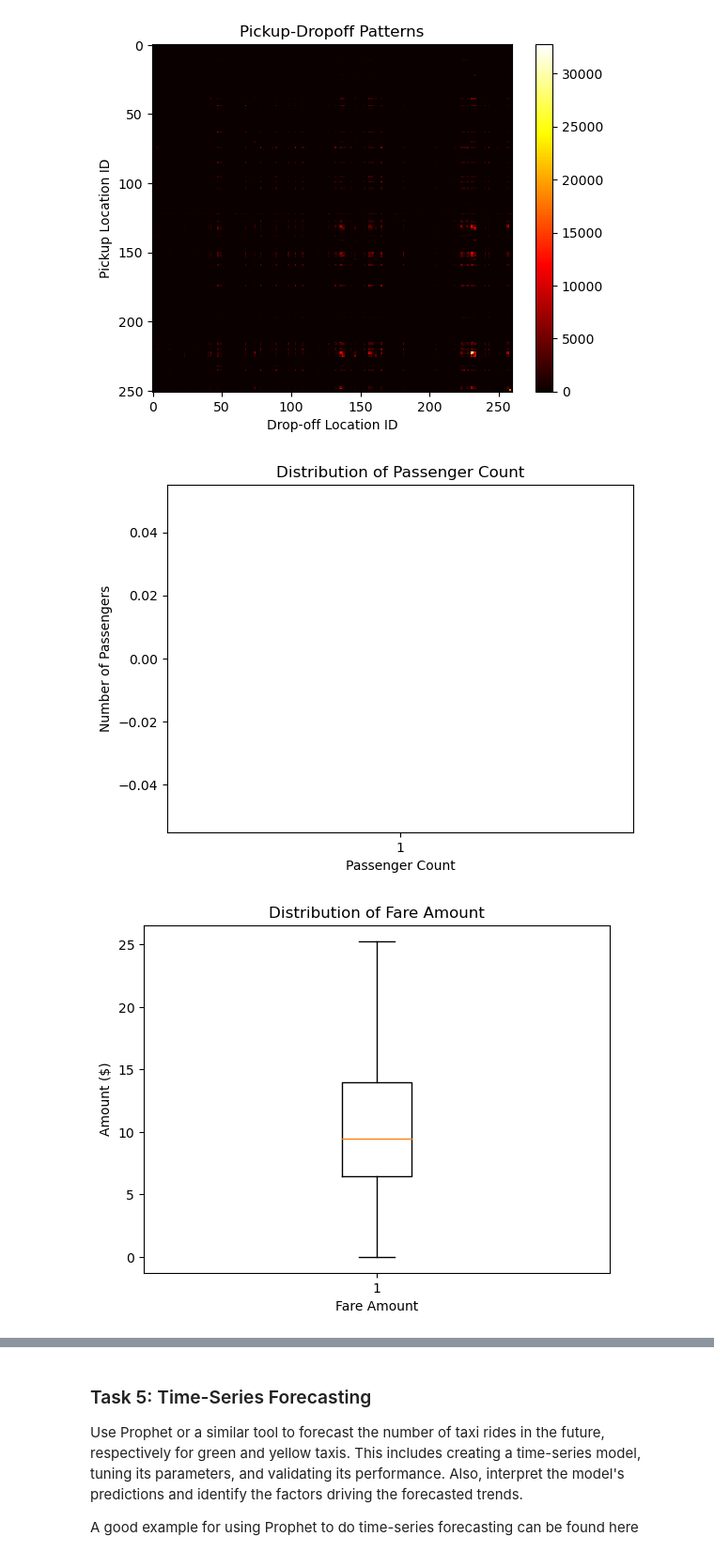
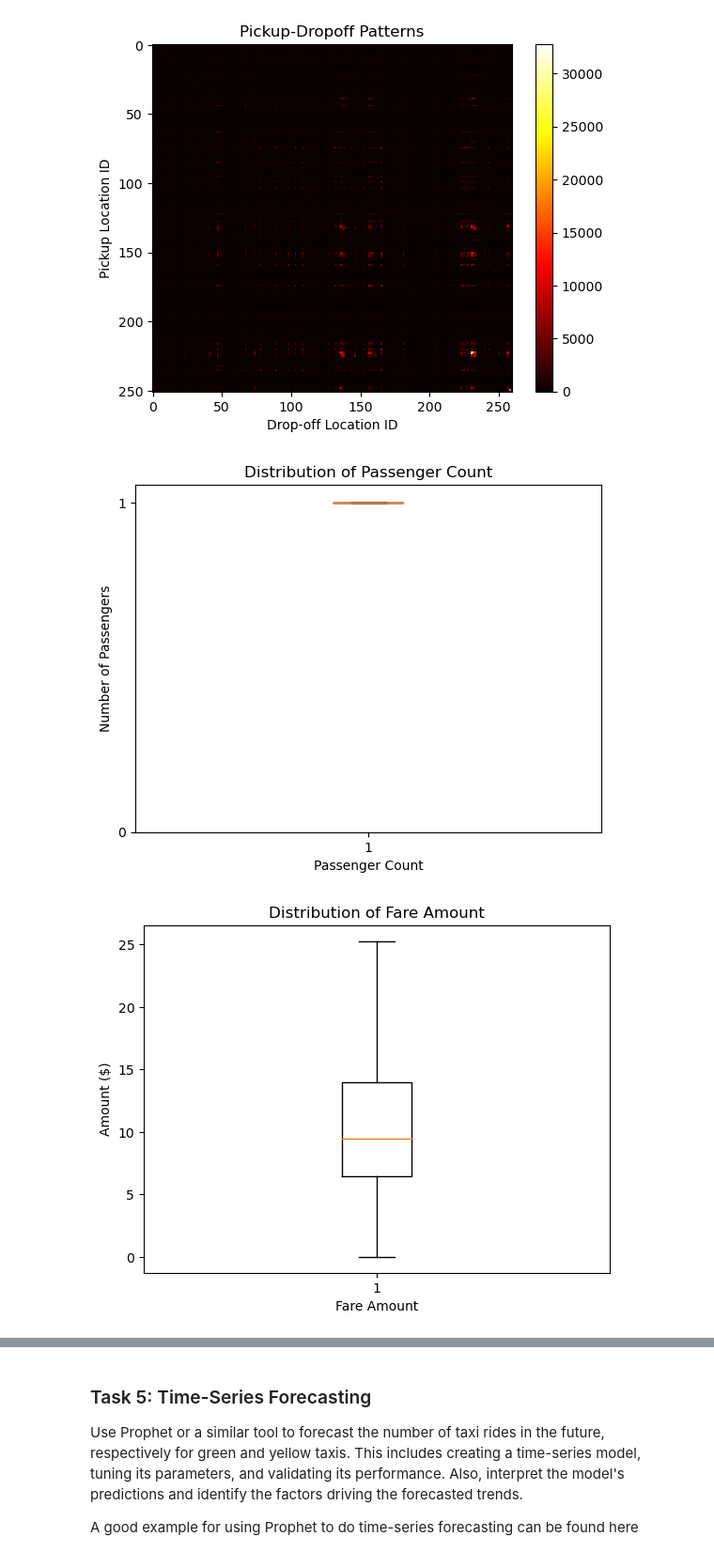
Before and after one commit to fred248h/62444-DVA, a Jupyter notebook: 4_temporal_spatial_data_analysis.ipynb, the cells around one changed output, grey strips where cells are left out. Shown at 94% size. Cells and saved outputs as stored; diff of their text form; code cells hidden in the pictures.

```diff
--- a/4_temporal_spatial_data_analysis.ipynb
+++ b/4_temporal_spatial_data_analysis.ipynb
@@ -442,39 +442,48 @@ plt.show()
 
 import matplotlib.pyplot as plt
 
-plt.boxplot(df_yellow['passenger_count'], sym='')
+filtered_df = df_yellow[(df_yellow['passenger_count'] <= 1) & (df_yellow['passenger_count'] <= 10)]
+plt.boxplot(filtered_df['passenger_count'], sym='')
+plt.yticks(range(int(filtered_df['passenger_count'].min()), int(filtered_df['passenger_count'].max())+1))
 plt.xlabel('Passenger Count')
 plt.ylabel('Number of Passengers')
 plt.title('Distribution of Passenger Count')
 plt.show()
 
 plt.boxplot(df_yellow['fare_amount'], sym='')
 plt.xlabel('Fare Amount')
 plt.ylabel('Amount ($)')
 plt.title('Distribution of Fare Amount')
 plt.show()
 
 plt.boxplot(df_yellow['tip_amount'], sym='')
 plt.xlabel('Tip Amount')
 plt.ylabel('Amount ($)')
 plt.title('Distribution of Tip Amount')
 plt.show()
 
 plt.boxplot(df_yellow['total_amount'], sym='')
 plt.xlabel('Total Amount')
 plt.ylabel('Amount ($)')
 plt.title('Distribution of Total Amount')
 plt.show()
 
 plt.figure(figsize=(6, 5))  # Adjust the size as needed
 plt.boxplot(df_yellow['trip_distance'], sym='', whis=3)
 
 plt.xlabel('Trip Distance')
 plt.ylabel('Distance (miles)')
+# Tilføj gridlines for at tydeliggøre kvartiler
+plt.grid(True, axis='y')
 plt.title('Distribution of Trip Distance')
 plt.show()
+
+df_yellow['trip_distance'].describe()
+
+
+#vi har negative passenger_counts??? og det ligner den tæller mean. 1,25???
 # %% [output]
-[figure, old version]
+[figure, new version]
 [figure]
 [figure]
 [figure]
```
Also changed, not shown: parts of 1 cell of this notebook.
